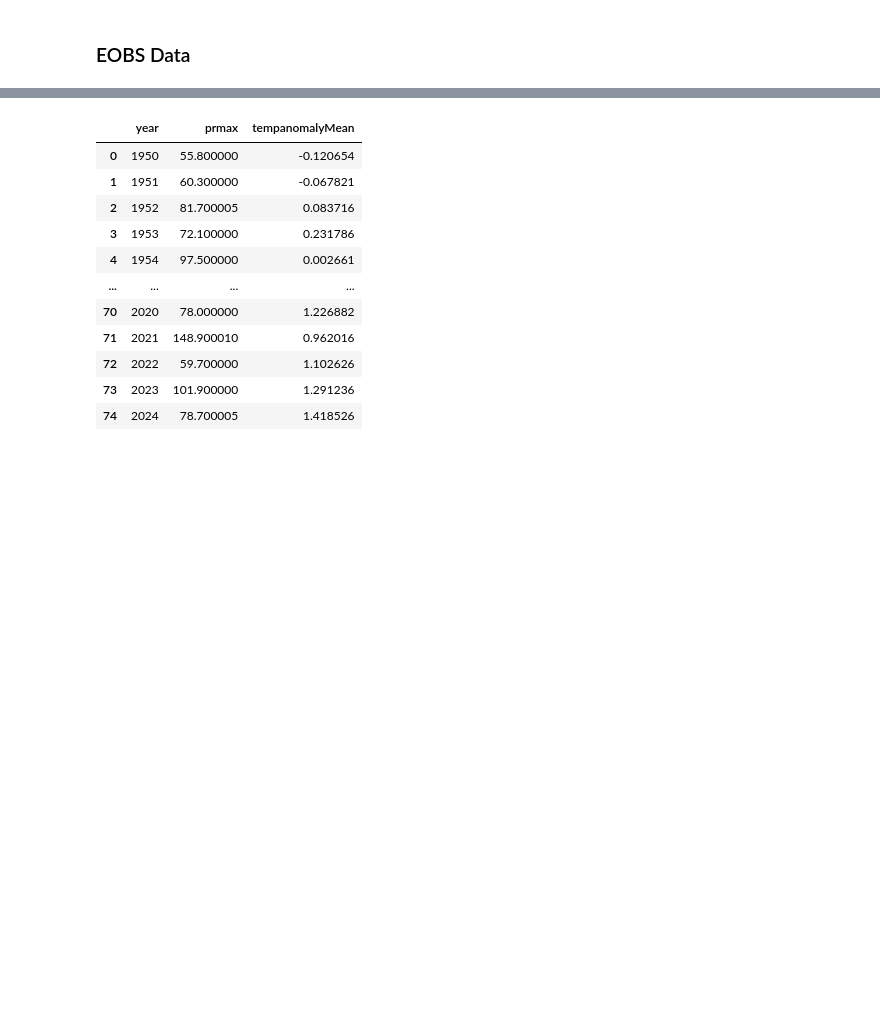
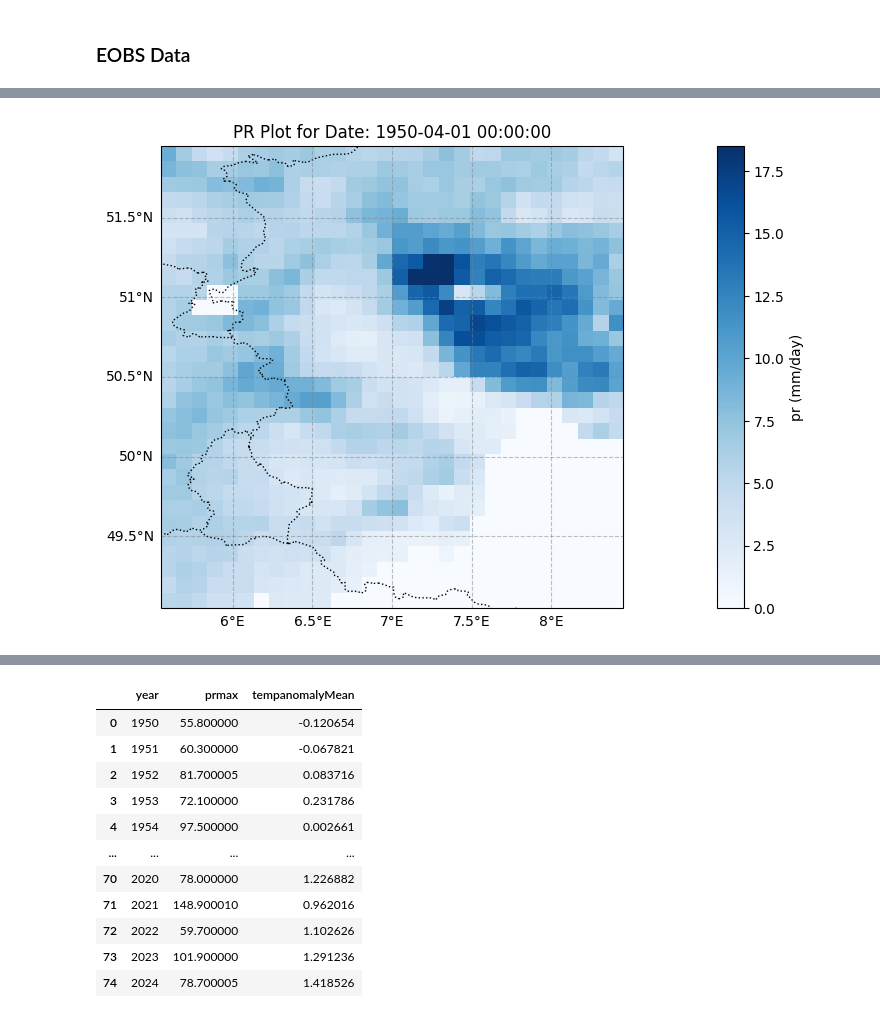
Before and after one commit to RPGSynth/EVT_Univariate, a Jupyter notebook: Exploration/main.ipynb, the cells around one changed output, grey strips where cells are left out. Saved outputs shown, nothing was run; the diff lists cells and outputs as text; code cells hidden in the pictures; blank space fills up the shorter version.

```diff
--- a/Exploration/main.ipynb
+++ b/Exploration/main.ipynb
@@ -537,0 +521,4 @@ blockmax = export_csv(block_maximum(EOBS_summer),r"C:\ThesisData\EOBS\Blockmax\b
+# %%
+plot_datacube(EOBS_summer,time_step=0, figsize = (8,6),norm=norm)
+# %% [output]
+[figure, added]
```
Also changed, not shown: parts of 9 cells of this notebook, 1 other file.
